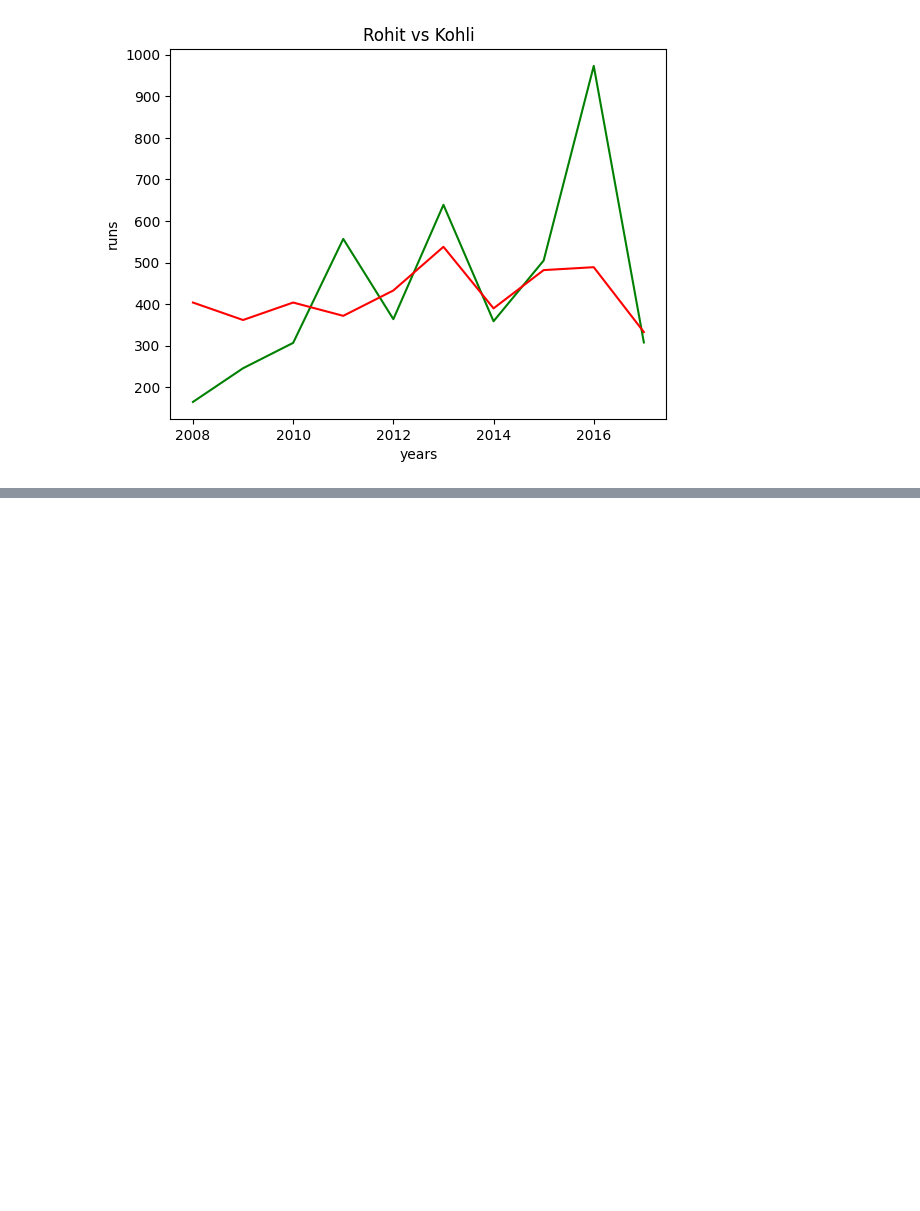
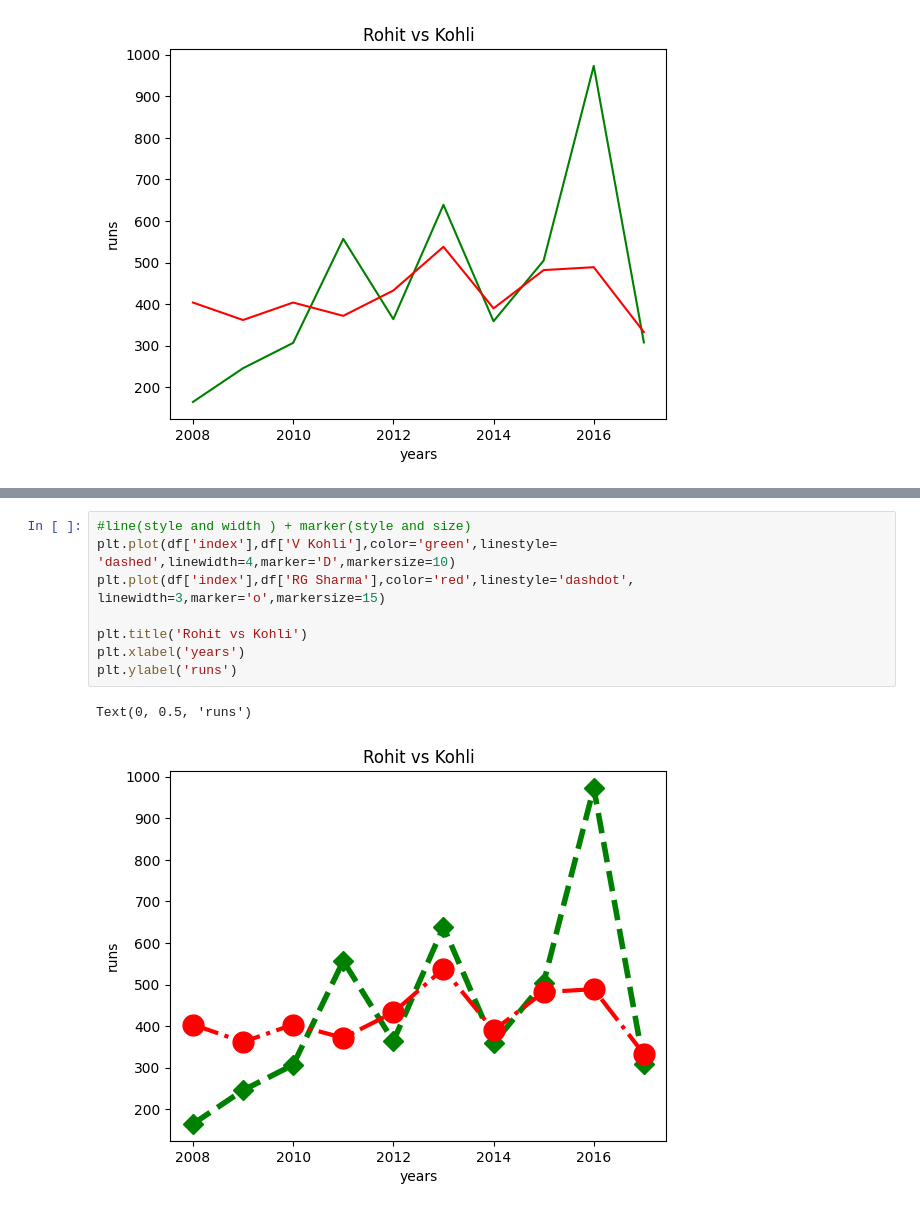
Before and after one commit to faisalkhan4k/Data-visualization, a Jupyter notebook: matplotlib.ipynb, the cells around one changed output, grey strips where cells are left out. Drawn from its saved outputs; the diff is of its cells as text; blank space fills up the shorter version.

```diff
--- a/matplotlib.ipynb
+++ b/matplotlib.ipynb
@@ -34,0 +69,11 @@ Text(0, 0.5, 'runs')
+# %%
+#line(style and width ) + marker(style and size)
+plt.plot(df['index'],df['V Kohli'],color='green',linestyle= 'dashed',linewidth=4,marker='D',markersize=10)
+plt.plot(df['index'],df['RG Sharma'],color='red',linestyle='dashdot', linewidth=3,marker='o',markersize=15)
+
+plt.title('Rohit vs Kohli')
+plt.xlabel('years')
+plt.ylabel('runs')
+# %% [output]
+Text(0, 0.5, 'runs')
+[figure, added]
```
Also changed, not shown: parts of 47 cells of this notebook.
